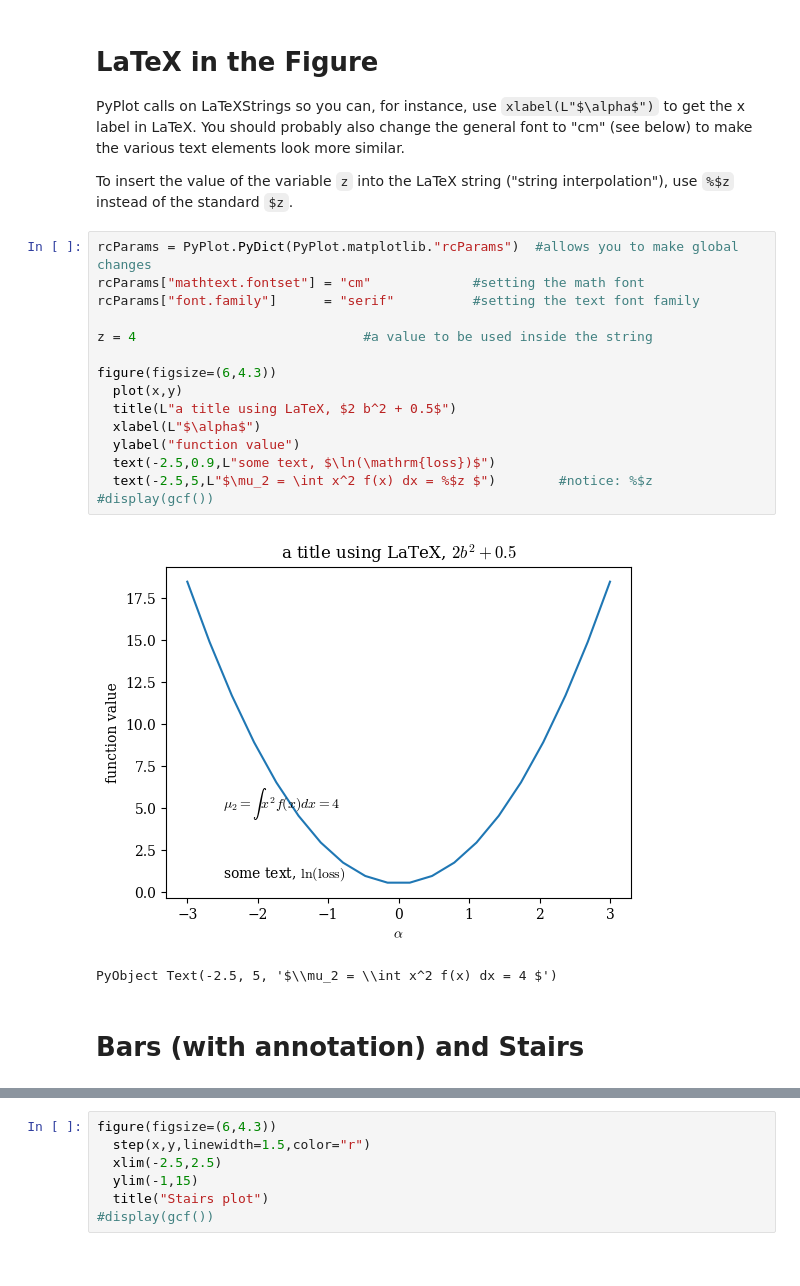
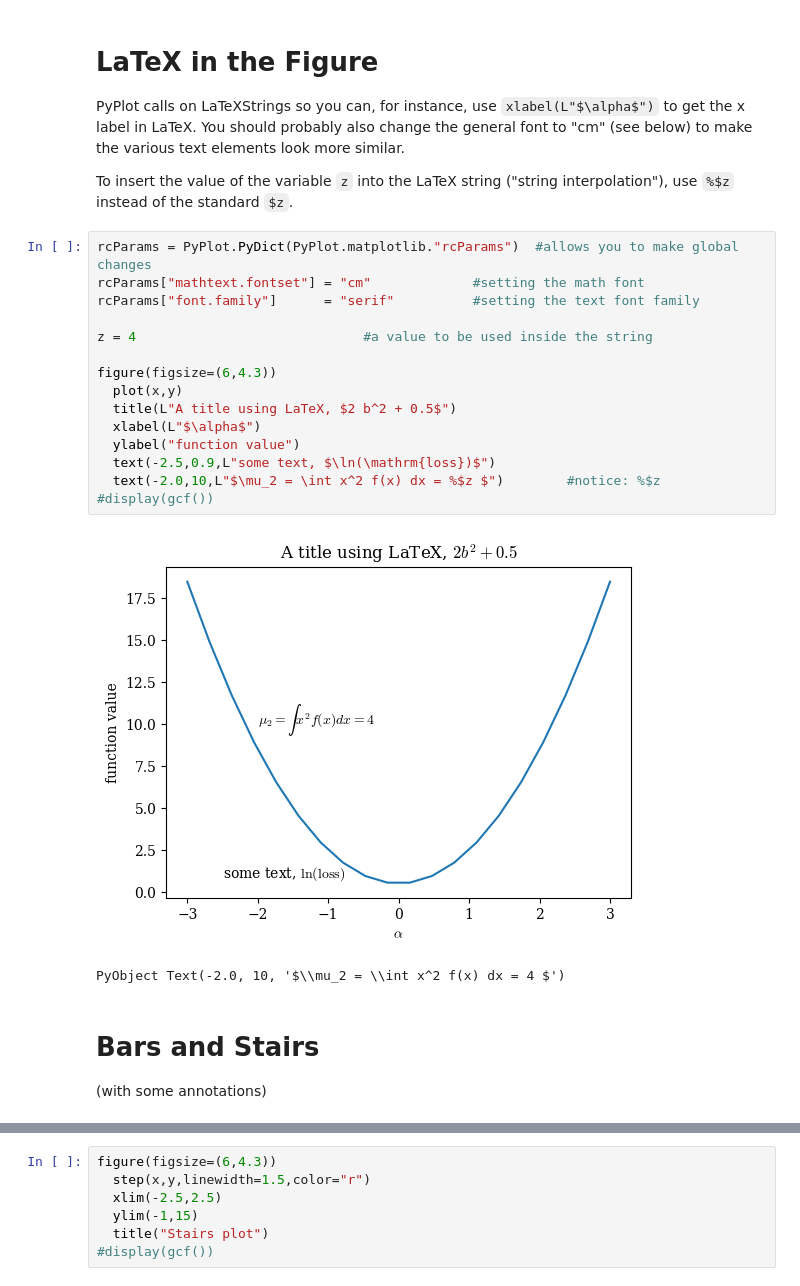
Before and after one commit to PaulSoderlind/JuliaTutorial, a Jupyter notebook: Tutorial_31_PyPlot.ipynb, the cells around one changed output, grey strips where cells are left out. Drawn from its saved outputs; the diff is of its cells as text.

```diff
--- a/Tutorial_31_PyPlot.ipynb
+++ b/Tutorial_31_PyPlot.ipynb
@@ -116,22 +118,24 @@ To insert the value of the variable `z` into the LaTeX string ("string interpola
 # %%
 rcParams = PyPlot.PyDict(PyPlot.matplotlib."rcParams")  #allows you to make global changes
 rcParams["mathtext.fontset"] = "cm"             #setting the math font
 rcParams["font.family"]      = "serif"          #setting the text font family
 
 z = 4                             #a value to be used inside the string
 
 figure(figsize=(6,4.3))
   plot(x,y)
-  title(L"a title using LaTeX, $2 b^2 + 0.5$")
+  title(L"A title using LaTeX, $2 b^2 + 0.5$")
   xlabel(L"$\alpha$")
   ylabel("function value")
   text(-2.5,0.9,L"some text, $\ln(\mathrm{loss})$")
-  text(-2.5,5,L"$\mu_2 = \int x^2 f(x) dx = %$z $")        #notice: %$z
+  text(-2.0,10,L"$\mu_2 = \int x^2 f(x) dx = %$z $")        #notice: %$z
 #display(gcf())
 # %% [output]
-[figure, old version]
+[figure, new version]
-PyObject Text(-2.5, 5, '$\\mu_2 = \\int x^2 f(x) dx = 4 $')
+PyObject Text(-2.0, 10, '$\\mu_2 = \\int x^2 f(x) dx = 4 $')
 # %% [markdown]
-# Bars (with annotation) and Stairs
+# Bars and Stairs
+
+(with some annotations)
 # %%
 rcParams["mathtext.fontset"] = "dejavusans"            #resetting the fonts
```
Also changed, not shown: parts of 15 cells of this notebook, 1 other file.
